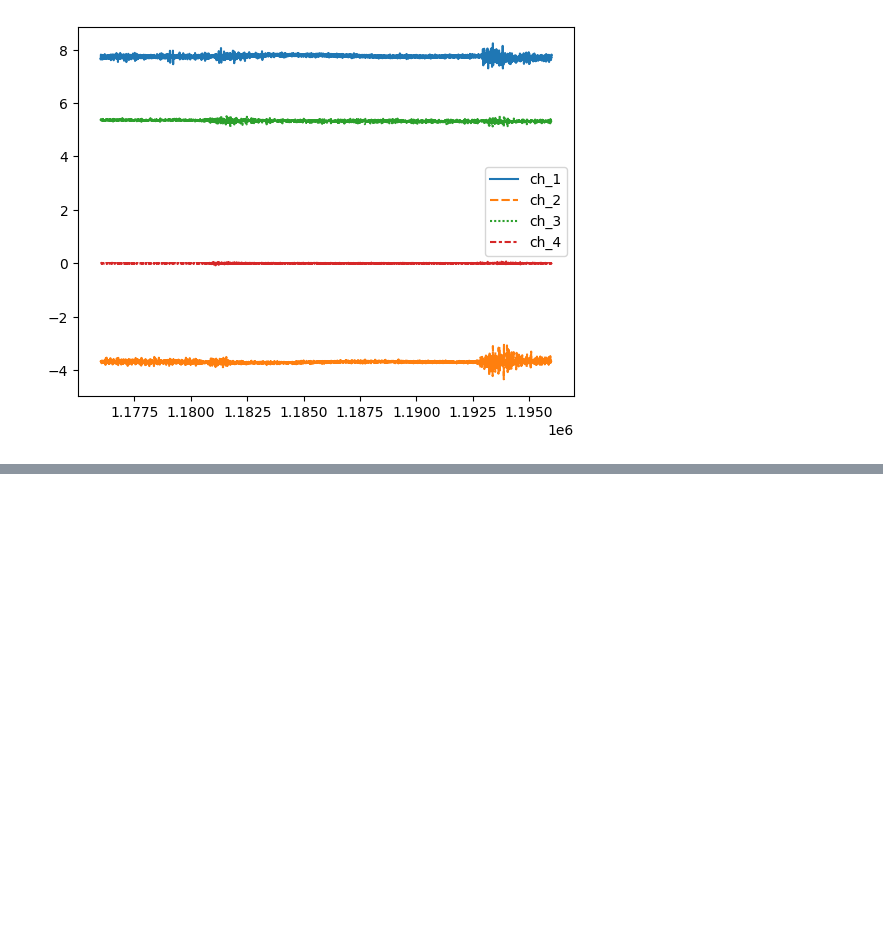
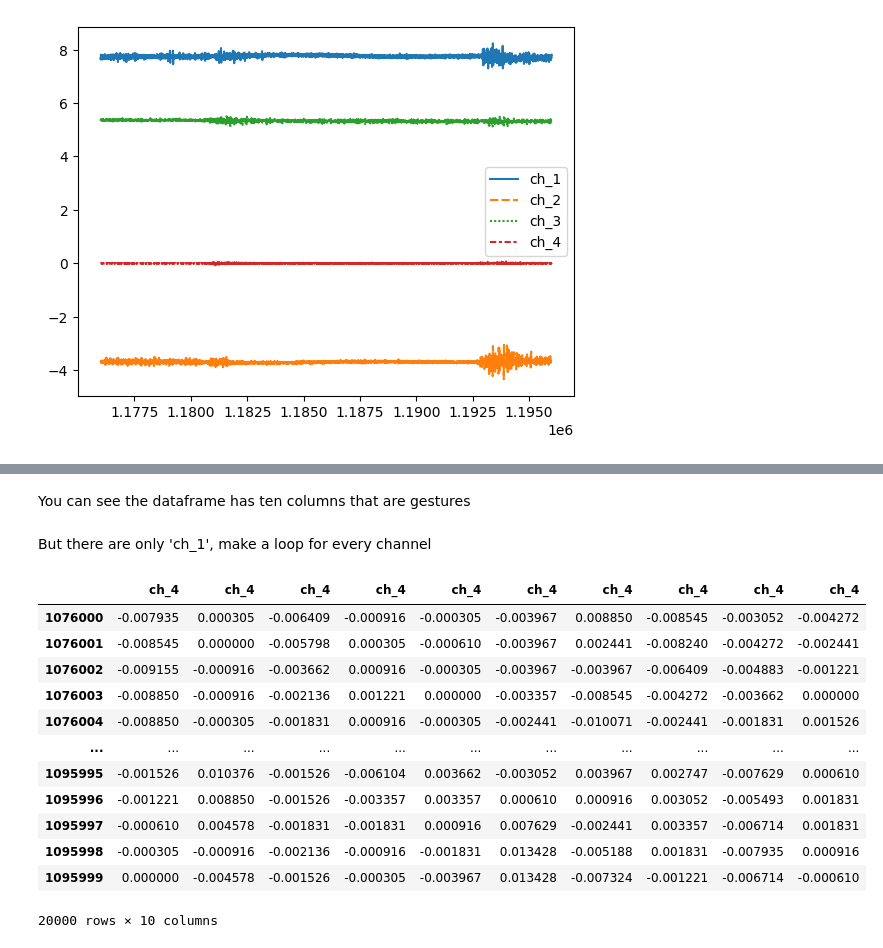
Before and after one commit to greedypelican/EMG_data_analysis, a Jupyter notebook: data_visualization.ipynb, the cells around one changed output, grey strips where cells are left out. Drawn from its saved outputs; the diff is of its cells as text; code cells hidden in the pictures; blank space fills up the shorter version.

```diff
--- a/data_visualization.ipynb
+++ b/data_visualization.ipynb
@@ -96,0 +140,27 @@ seaborn_line_gesture = sns.lineplot(data=data_1_gesture[5]) #view the sixth gest
+# %% [markdown]
+You can see the dataframe has ten columns that are gestures
+# %% [markdown]
+But there are only 'ch_1', make a loop for every channel
+# %%
+for f in colnames:
+    for i in range(10):
+        if i == 0: #make a dataframe what sets the standard index
+            globals()['df_{}_gestures'.format(f)] = pd.DataFrame(data_1_gesture[i][f])
+        else: #appending the other features by pd.concat
+            globals()['df_{}_gestures'.format(f)] = pd.concat([globals()['df_{}_gestures'.format(f)],pd.DataFrame(data_1_gesture[i][f]).set_index(globals()['df_{}_gestures'.format(f)].index)],axis=1,join='inner')
+
+df_ch_4_gestures
+# %% [output]
+|  | ch_4 | ch_4 | ch_4 | ch_4 | ch_4 | ch_4 | ch_4 | ch_4 | ch_4 | ch_4 |
+| 1076000 | -0.007935 | 0.000305 | -0.006409 | -0.000916 | -0.000305 | -0.003967 | 0.008850 | -0.008545 | -0.003052 | -0.004272 |
+| 1076001 | -0.008545 | 0.000000 | -0.005798 | 0.000305 | -0.000610 | -0.003967 | 0.002441 | -0.008240 | -0.004272 | -0.002441 |
+| 1076002 | -0.009155 | -0.000916 | -0.003662 | 0.000916 | -0.000305 | -0.003967 | -0.003967 | -0.006409 | -0.004883 | -0.001221 |
+| 1076003 | -0.008850 | -0.000916 | -0.002136 | 0.001221 | 0.000000 | -0.003357 | -0.008545 | -0.004272 | -0.003662 | 0.000000 |
+| 1076004 | -0.008850 | -0.000305 | -0.001831 | 0.000916 | -0.000305 | -0.002441 | -0.010071 | -0.002441 | -0.001831 | 0.001526 |
+| ... | ... | ... | ... | ... | ... | ... | ... | ... | ... | ... |
+| 1095995 | -0.001526 | 0.010376 | -0.001526 | -0.006104 | 0.003662 | -0.003052 | 0.003967 | 0.002747 | -0.007629 | 0.000610 |
+| 1095996 | -0.001221 | 0.008850 | -0.001526 | -0.003357 | 0.003357 | 0.000610 | 0.000916 | 0.003052 | -0.005493 | 0.001831 |
+| 1095997 | -0.000610 | 0.004578 | -0.001831 | -0.001831 | 0.000916 | 0.007629 | -0.002441 | 0.003357 | -0.006714 | 0.001831 |
+| 1095998 | -0.000305 | -0.000916 | -0.002136 | -0.000916 | -0.001831 | 0.013428 | -0.005188 | 0.001831 | -0.007935 | 0.000916 |
+| 1095999 | 0.000000 | -0.004578 | -0.001526 | -0.000305 | -0.003967 | 0.013428 | -0.007324 | -0.001221 | -0.006714 | -0.000610 |
+20000 rows × 10 columns
```
Also changed, not shown: parts of 8 cells of this notebook.
